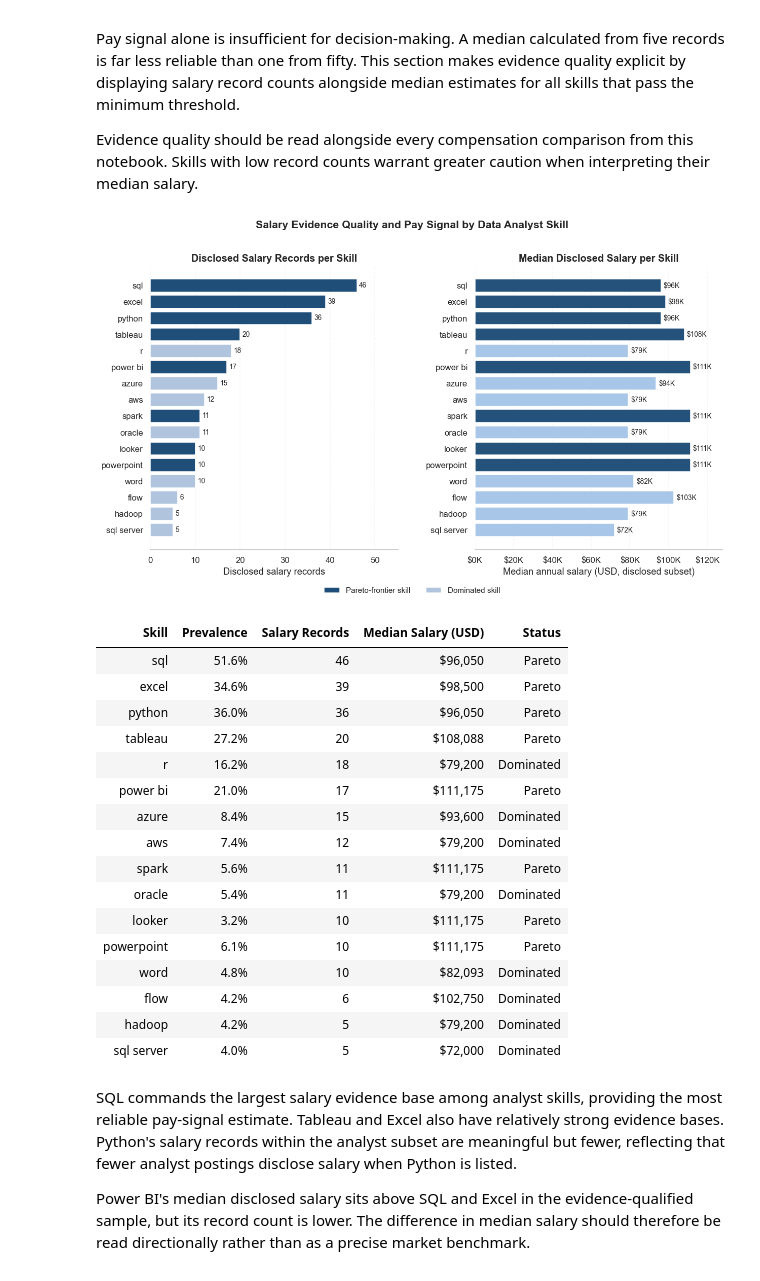
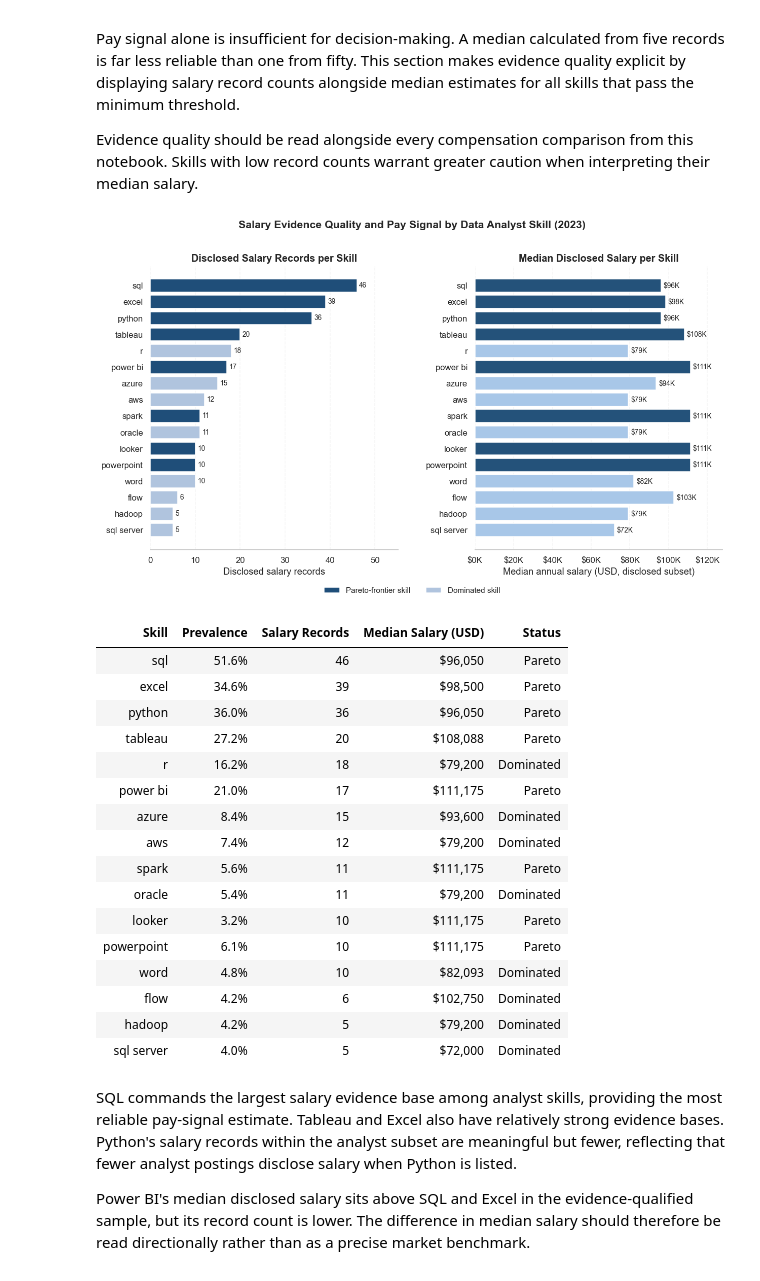
Before and after one commit to siddharth-chauhan-eu/python-learning, a Jupyter notebook: 02-data-analytics/data-jobs-analysis/project/job-market-analysis/05_market_insights.ipynb, the cells around one changed output. Cells and saved outputs as stored; diff of their text form; code cells hidden in the pictures.

Commit message:
docs: add year to analyst salary chart title

```diff
--- a/02-data-analytics/data-jobs-analysis/project/job-market-analysis/05_market_insights.ipynb
+++ b/02-data-analytics/data-jobs-analysis/project/job-market-analysis/05_market_insights.ipynb
@@ -735,7 +735,7 @@ fig.legend(
 )
 
 plt.suptitle(
-    "Salary Evidence Quality and Pay Signal by Data Analyst Skill",
+    "Salary Evidence Quality and Pay Signal by Data Analyst Skill (2023)",
     fontsize=14,
     fontweight="bold",
     y=1.01,
@@ -759,34 +759,34 @@ evidence_table = (
         "on_frontier": "Status",
     })
 )
 
 # Status labels
 evidence_table["Status"] = evidence_table["Status"].map({
     True: "Pareto",
     False: "Dominated",
 })
 
 evidence_table = evidence_table[
     [
         "Skill",
         "Prevalence",
         "Salary Records",
         "Median Salary (USD)",
         "Status",
     ]
 ]
 
 display(
     evidence_table.style
     .format({
         "Prevalence": "{:.1%}",
         "Salary Records": "{:.0f}",
         "Median Salary (USD)": "${:,.0f}",
     })
     .hide(axis="index")
 )
 # %% [output]
-[figure, old version]
+[figure, new version]
 | Skill | Prevalence | Salary Records | Median Salary (USD) | Status |
 | sql | 51.6% | 46 | $96,050 | Pareto |
 | excel | 34.6% | 39 | $98,500 | Pareto |
```
Also changed, not shown: 1 other file.
